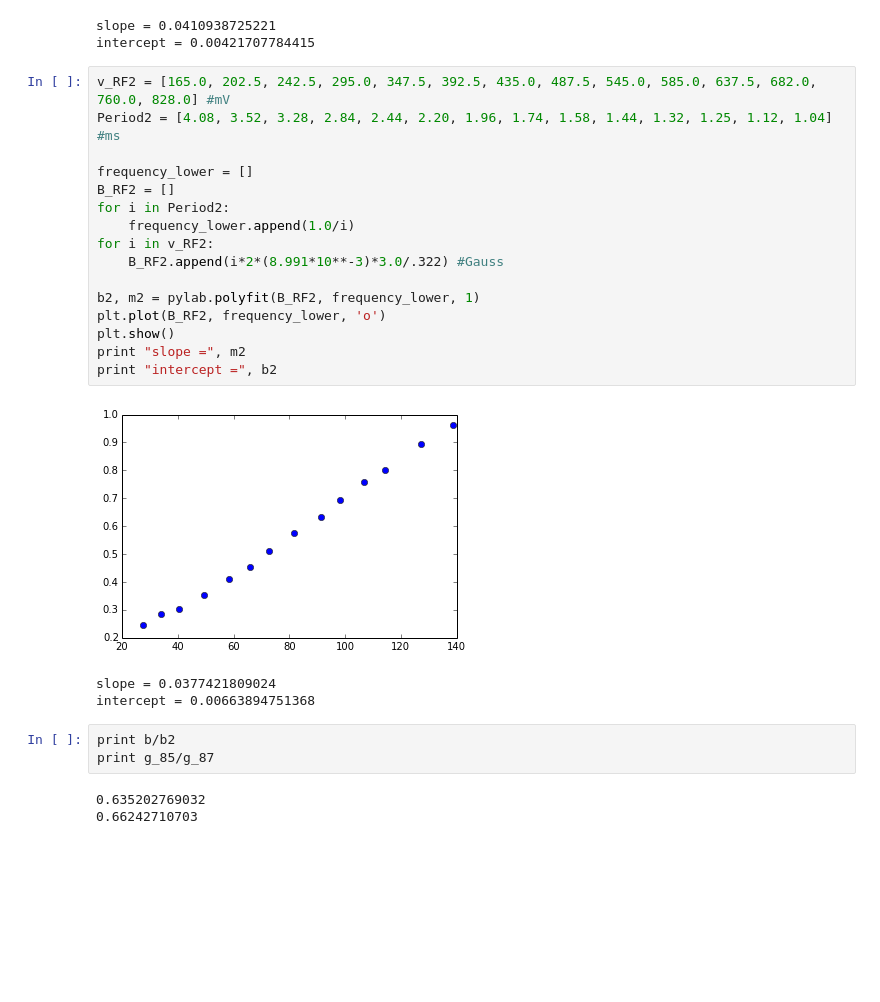
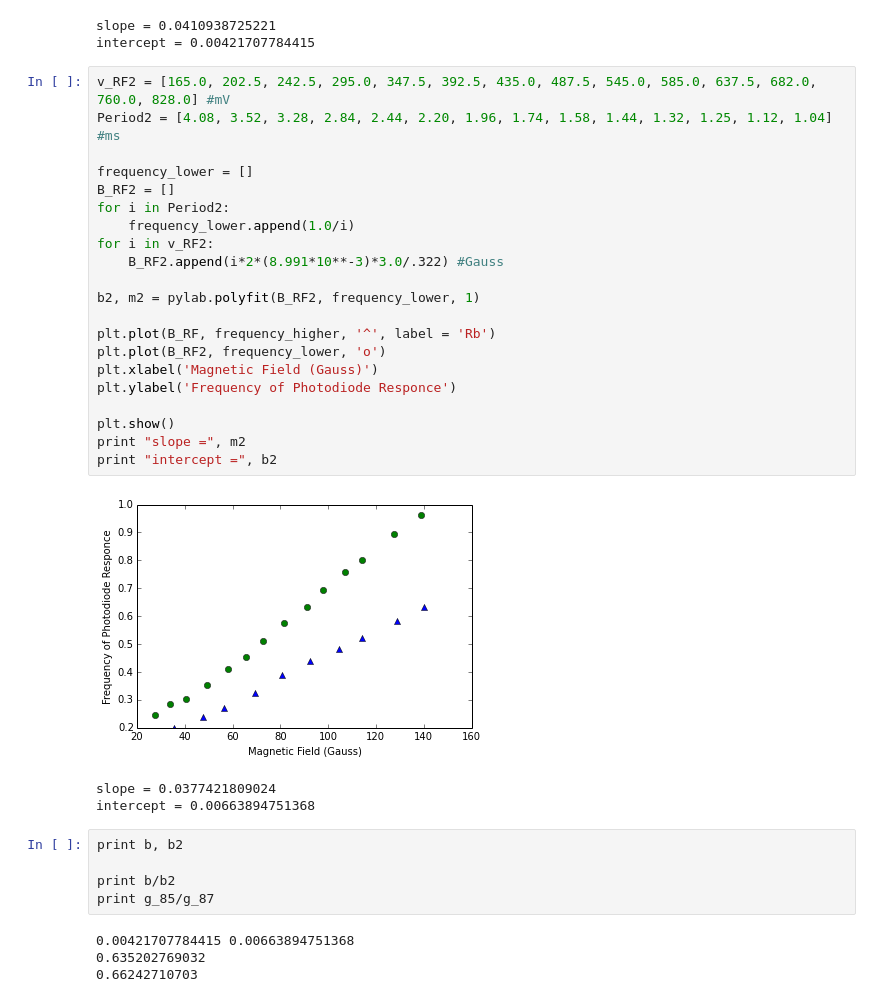
Before and after one commit to abardess/PHYS202-S14, a Jupyter notebook: OpticalPumping.ipynb, the cells around one changed output. Drawn from its saved outputs; the diff is of its cells as text; blank space fills up the shorter version.

```diff
--- a/OpticalPumping.ipynb
+++ b/OpticalPumping.ipynb
@@ -141,26 +145,34 @@ intercept = 0.00421707784415
 # %%
 v_RF2 = [165.0, 202.5, 242.5, 295.0, 347.5, 392.5, 435.0, 487.5, 545.0, 585.0, 637.5, 682.0, 760.0, 828.0] #mV
 Period2 = [4.08, 3.52, 3.28, 2.84, 2.44, 2.20, 1.96, 1.74, 1.58, 1.44, 1.32, 1.25, 1.12, 1.04] #ms
 
 frequency_lower = []
 B_RF2 = []
 for i in Period2:
     frequency_lower.append(1.0/i)
 for i in v_RF2:
     B_RF2.append(i*2*(8.991*10**-3)*3.0/.322) #Gauss
 
 b2, m2 = pylab.polyfit(B_RF2, frequency_lower, 1)
+
+plt.plot(B_RF, frequency_higher, '^', label = 'Rb')
 plt.plot(B_RF2, frequency_lower, 'o')
+plt.xlabel('Magnetic Field (Gauss)')
+plt.ylabel('Frequency of Photodiode Responce')
+
 plt.show()
 print "slope =", m2
 print "intercept =", b2
 # %% [output]
-[figure, old version]
+[figure, new version]
 slope = 0.0377421809024
 intercept = 0.00663894751368
 # %%
+print b, b2
+
 print b/b2
 print g_85/g_87
 # %% [output]
+0.00421707784415 0.00663894751368
 0.635202769032
 0.66242710703
```
Also changed, not shown: parts of 1 cell of this notebook.
